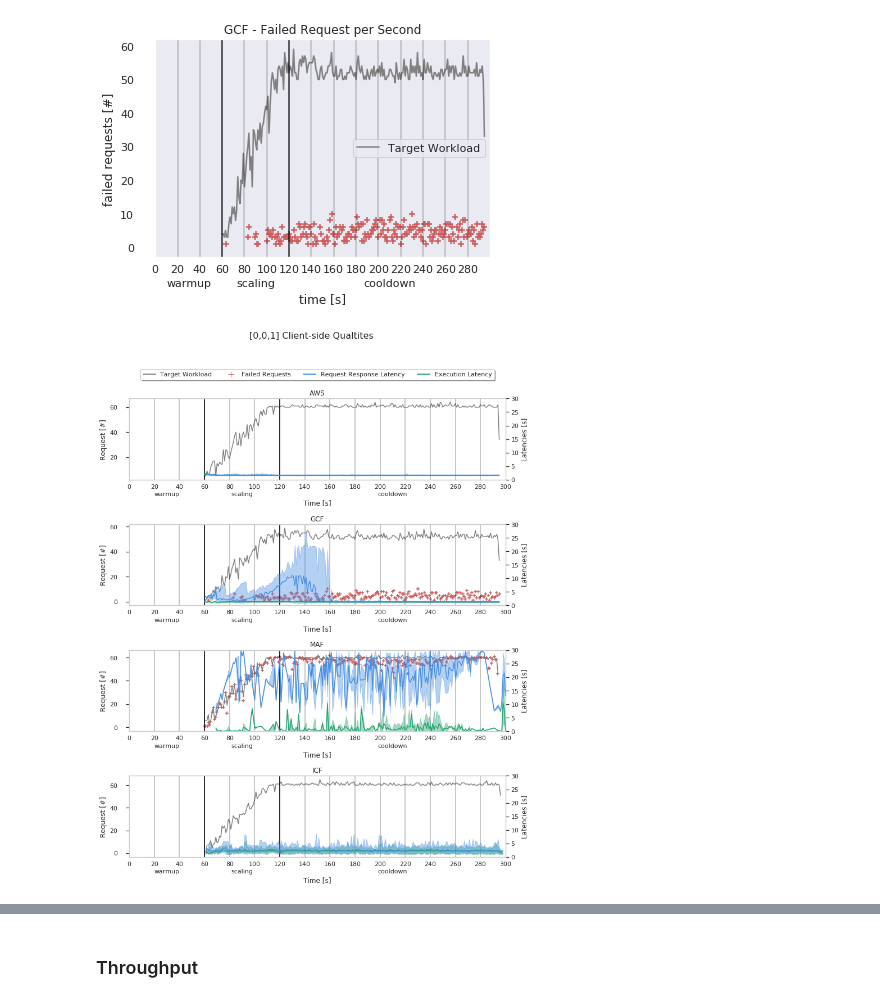
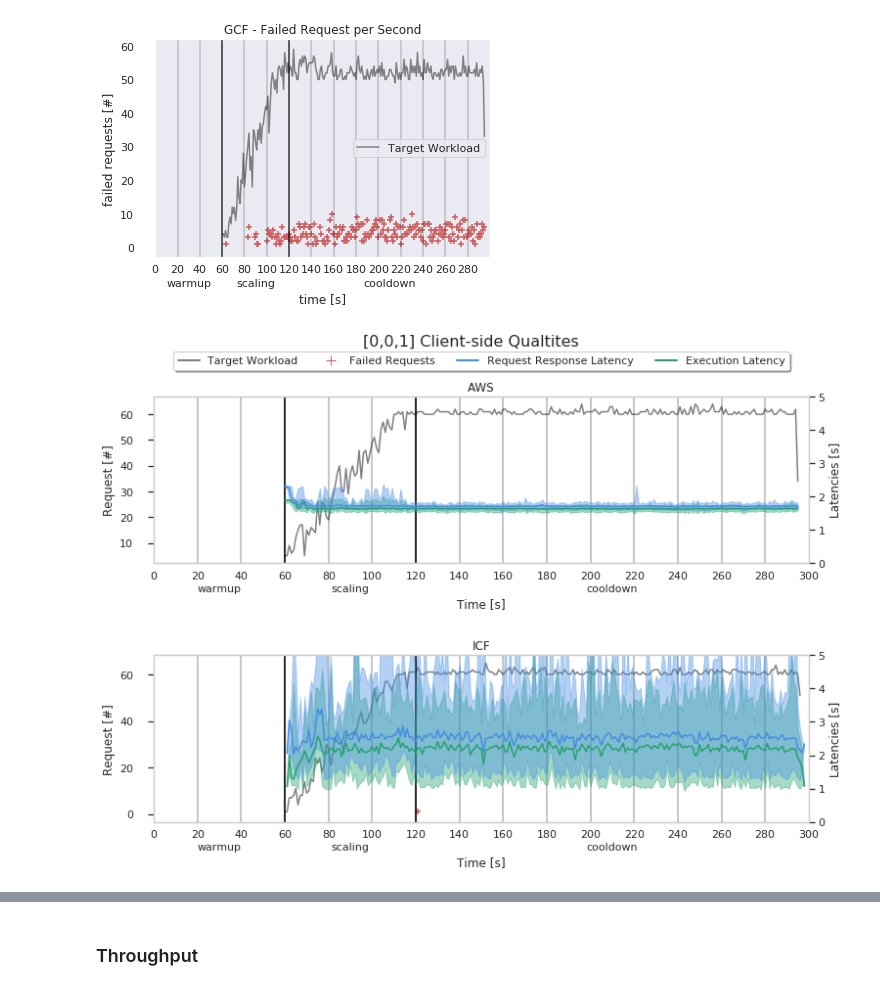
Before and after one commit to tawalaya/FaaSElasticityEngineering, a Jupyter notebook: SW-Analysis.ipynb, the cells around one changed output, grey strips where cells are left out. Saved outputs shown, nothing was run; the diff lists cells and outputs as text; code cells hidden in the pictures.

Commit message:
added CQA plots

```diff
--- a/SW-Analysis.ipynb
+++ b/SW-Analysis.ipynb
@@ -379,7 +382,7 @@ def plotLatOverTime(ax,all,provider,workload,lat="DLat",title=None,label=None,no
         ax.set_xlabel("")
         ax.legend([])
 
-def plotClientSideOverview(ax,data,provider,workload,title=False,legend=True):
+def plotClientSideOverview(ax,data,provider,workload,title=False,legend=True,ylim=[0,30]):
     data = all[(all["Provider"] == provider) & (all["WL"] == workload)]
     data = data[["RLat","ELat","EStart","Phase"]]
     data["EStart"] = round(data["EStart"]/1000)
@@ -390,7 +393,7 @@ def plotClientSideOverview(ax,data,provider,workload,title=False,legend=True):
     plotLineWithErrorBar(ax2,data["RLat"],style["Lats"]["RLat"],style["Names"]["RLat"])
     ax2.set_ylabel(r"Latencies [s]")
     ax2.grid(False)
-    ax2.set_ylim([0,30])
+    ax2.set_ylim(ylim)
 
 
     plotFailedRequestPerSecond(ax,all,provider,workload,label="Failed Requests",no_legend=True,title=None)
@@ -426,23 +429,24 @@ def plotClientSideOverview(ax,data,provider,workload,title=False,legend=True):
 # %%
 from matplotlib.lines import Line2D
 workload = "0,0,1"
-fig,axs = plt.subplots(4,figsize=(12,15))
+fig,axs = plt.subplots(2,figsize=(12,8))
 idx = 0
 plt.suptitle("[{}] Client-side Qualtites".format(workload), fontsize=16,y=0.99)
-for provider in providers:
+for provider in ["aws","ibm"]:
     ax = axs[idx]
-    plotClientSideOverview(ax,all,provider,workload,title="{}".format(style[provider]["name"]),legend=None)
+    plotClientSideOverview(ax,all,provider,workload,title="{}".format(style[provider]["name"]),legend=None,ylim=[0,5])
     idx+=1
 
 legendShapes = [
     Line2D([0], [0], color="gray", lw=2),
     Line2D([0], [0], marker='+', lw=0,color='indianred',markerfacecolor='indianred', markersize=10),
     Line2D([0], [0], color=style["Lats"]["RLat"], lw=2),
     Line2D([0], [0], color=style["Lats"]["ELat"], lw=2)
 ]
 legendNames = ["Target Workload","Failed Requests",style["Names"]["RLat"],style["Names"]["ELat"]]
 axs[0].legend(legendShapes, legendNames,
-    loc='upper center', bbox_to_anchor=(0.5, 1.4),fancybox=True, shadow=True, ncol=5)
+    loc='upper center', bbox_to_anchor=(0.5, 1.3),fancybox=True, shadow=True, ncol=5)
 plt.subplots_adjust(hspace=0.55)
+plt.savefig("reports/ClientSideQA-{}-Good.pdf".format(workload))
 # %% [output]
-[figure, old version]
+[figure, new version]
```
Also changed, not shown: parts of 2 cells of this notebook, 2 other files.
